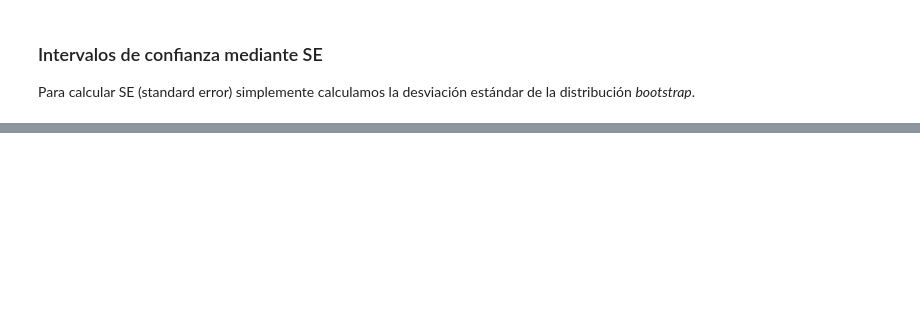
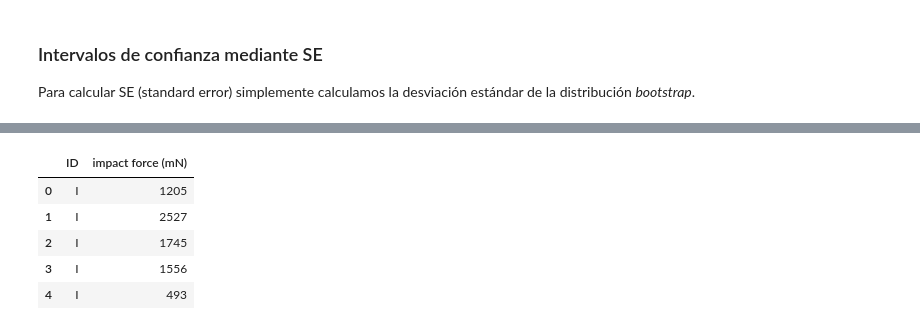
Before and after one commit to PablodelaCuesta/Statistics, a Jupyter notebook: 4_0_Inference_for_numerical_data/Bootstrap_with_python.ipynb, the cells around one changed output, grey strips where cells are left out. Drawn from its saved outputs; the diff is of its cells as text; code cells hidden in the pictures; blank space fills up the shorter version.

```diff
--- a/4_0_Inference_for_numerical_data/Bootstrap_with_python.ipynb
+++ b/4_0_Inference_for_numerical_data/Bootstrap_with_python.ipynb
@@ -161,0 +168,18 @@ plt.show()
+# %%
+# Importamos el set de datos
+#dataset = pd.read_csv('data/pennsylvania2012.csv', header=0)
+datafrog = pd.read_csv('../Datasets/frog_tongue(update).csv')
+
+# Seleccionamos la información conveniente del datafrog
+force_frog = datafrog.loc[:,['ID', 'impact force (mN)']]
+
+# Pequeña visualización de los datos
+#dataset.head()
+force_frog.head()
+# %% [output]
+|  | ID | impact force (mN) |
+| 0 | I | 1205 |
+| 1 | I | 2527 |
+| 2 | I | 1745 |
+| 3 | I | 1556 |
+| 4 | I | 493 |
```
Also changed, not shown: parts of 20 cells of this notebook, 16 other files.
